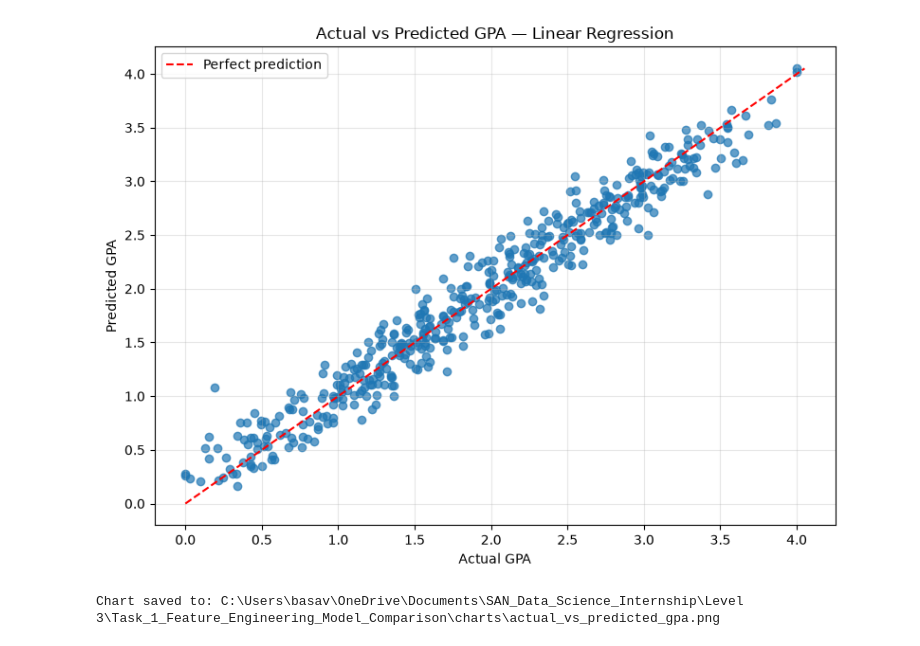
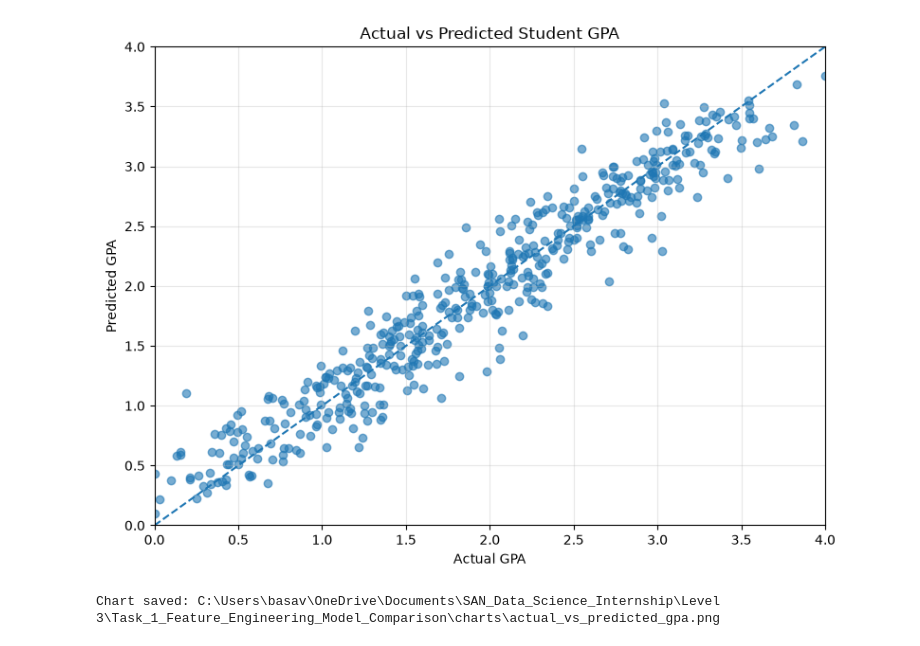
Before and after one commit to basavarajdodamani622-png/SAN-Data-Science-Internship-, a Jupyter notebook: Level_3_Task_1_Feature_Engineering_Model_Comparison.ipynb, the cells around one changed output. Cells and saved outputs as stored; diff of their text form; code cells hidden in the pictures.

```diff
--- a/Level_3_Task_1_Feature_Engineering_Model_Comparison.ipynb
+++ b/Level_3_Task_1_Feature_Engineering_Model_Comparison.ipynb
@@ -192,0 +131,20 @@ plt.show()
+# %%
+from sklearn.linear_model import LinearRegression
+
+# Create and train the model
+linear_model = LinearRegression()
+linear_model.fit(X_train, y_train)
+
+# Predict GPA for the testing data
+linear_prediction = linear_model.predict(X_test)
+
+# Evaluate the model
+linear_mae = mean_absolute_error(y_test, linear_prediction)
+linear_rmse = np.sqrt(mean_squared_error(y_test, linear_prediction))
+linear_r2 = r2_score(y_test, linear_prediction)
+
+print("LINEAR REGRESSION RESULTS")
+print("-------------------------")
+print(f"MAE:  {linear_mae:.4f}")
+print(f"RMSE: {linear_rmse:.4f}")
+print(f"R²:   {linear_r2:.4f}")
@@ -193,34 +301,29 @@ plt.show()
 # %%
-# Save the actual vs predicted GPA chart
+import os
+import matplotlib.pyplot as plt
 
-chart_path = os.path.join(
-    folder, "charts", "actual_vs_predicted_gpa.png"
-)
+# Create charts folder if it doesn't exist
+os.makedirs("charts", exist_ok=True)
 
+# Plot actual vs predicted GPA
 plt.figure(figsize=(8, 6))
-plt.scatter(y_test, predictions, alpha=0.7)
 
-min_value = min(y_test.min(), predictions.min())
-max_value = max(y_test.max(), predictions.max())
+plt.scatter(y_test, linear_prediction, alpha=0.6)
+plt.plot([0, 4], [0, 4], linestyle="--")
 
-plt.plot(
-    [min_value, max_value],
-    [min_value, max_value],
-    "r--",
-    label="Perfect prediction"
-)
-
+plt.title("Actual vs Predicted Student GPA")
 plt.xlabel("Actual GPA")
 plt.ylabel("Predicted GPA")
-plt.title("Actual vs Predicted GPA — Linear Regression")
-plt.legend()
-plt.grid(alpha=0.3)
+plt.xlim(0, 4)
+plt.ylim(0, 4)
+plt.grid(True, alpha=0.3)
 plt.tight_layout()
 
-plt.savefig(chart_path, dpi=300, bbox_inches="tight")
+# Save the chart
+plt.savefig("charts/actual_vs_predicted_gpa.png", dpi=300, bbox_inches="tight")
 plt.show()
 
-print("Chart saved to:", chart_path)
+print("Chart saved:", os.path.abspath("charts/actual_vs_predicted_gpa.png"))
 # %% [output]
-[figure, old version]
+[figure, new version]
-Chart saved to: C:\Users\basav\OneDrive\Documents\SAN_Data_Science_Internship\Level 3\Task_1_Feature_Engineering_Model_Comparison\charts\actual_vs_predicted_gpa.png
+Chart saved: C:\Users\basav\OneDrive\Documents\SAN_Data_Science_Internship\Level 3\Task_1_Feature_Engineering_Model_Comparison\charts\actual_vs_predicted_gpa.png
```
Also changed, not shown: parts of 27 cells of this notebook, 6 other files.
